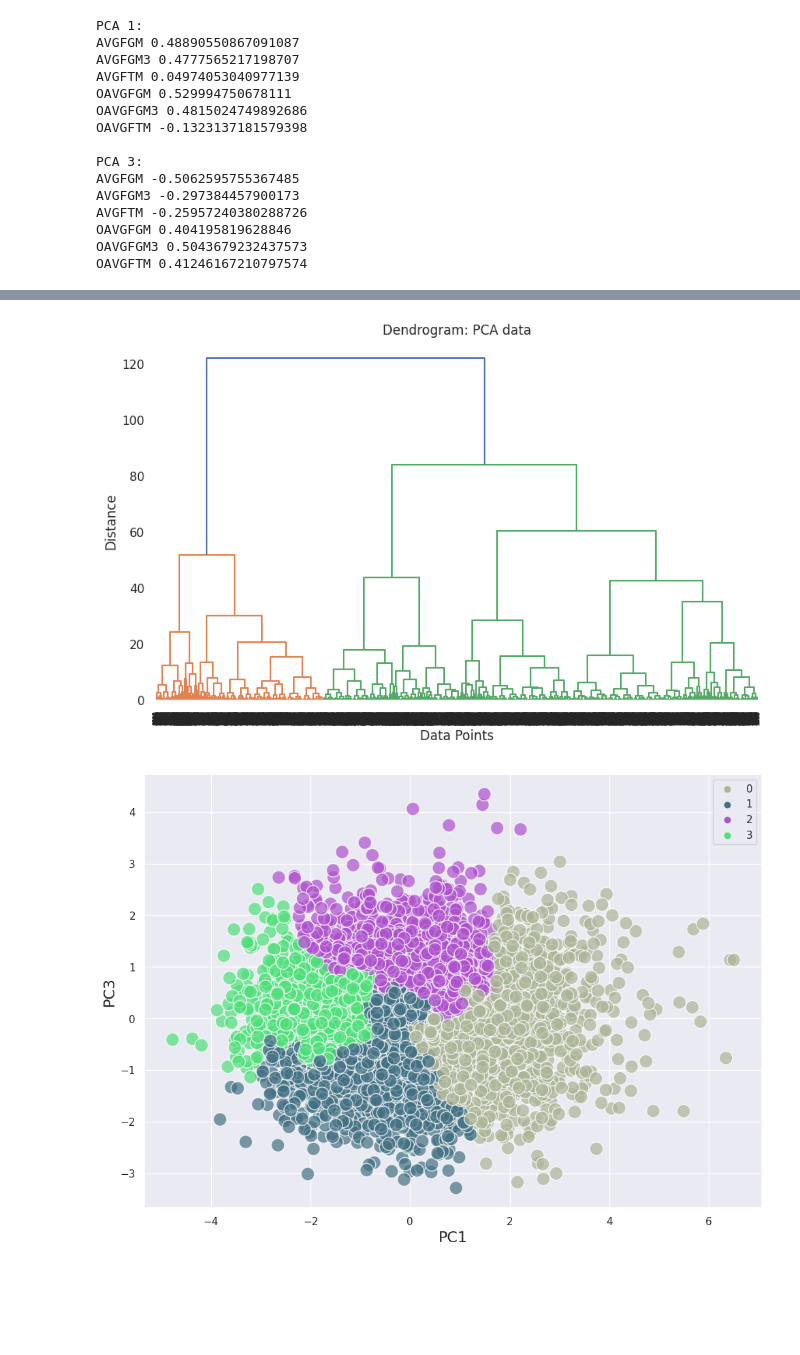
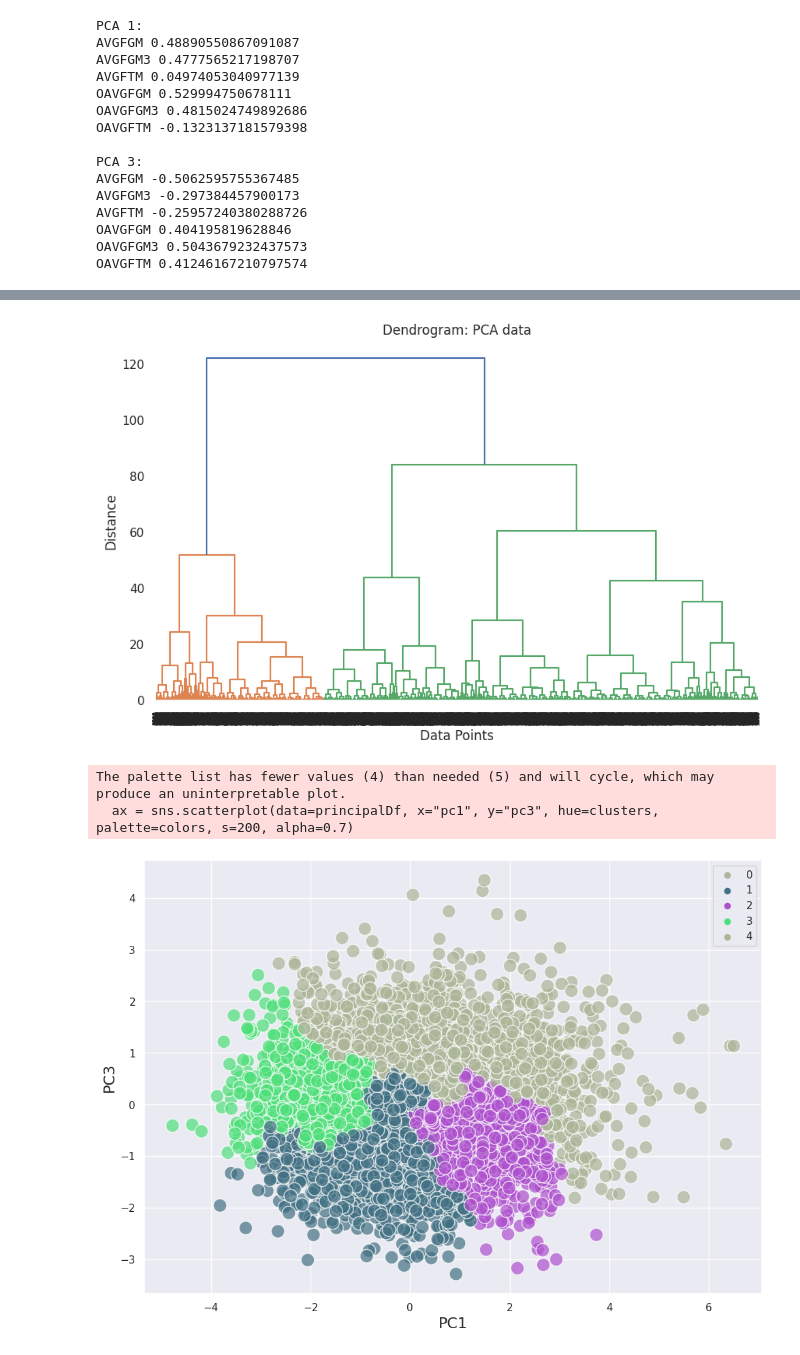
Before and after one commit to josephfhalloran/NCAA-Basketball-Analysis-, a Jupyter notebook: overTime.ipynb, the cells around one changed output, grey strips where cells are left out. Cells and saved outputs as stored; diff of their text form; code cells hidden in the pictures; blank space fills up the shorter version.

```diff
--- a/overTime.ipynb
+++ b/overTime.ipynb
@@ -191,16 +190,19 @@ plt.xlabel('Data Points')
 plt.ylabel('Distance')
 plt.title('Dendrogram: PCA data')
 plt.show()
-
-# Perform hierarchical clustering on the data
-clustering = AgglomerativeClustering(n_clusters=4)  # Adjust the number of clusters as desired
-clusters = clustering.fit_predict(principalDf.loc[:, ['pc1', 'pc3']])
-
-# Visualize the clusters using a scatter plot
-ax = sns.scatterplot(data=principalDf, x="pc1", y="pc3", hue=clusters, palette=colors, s=200, alpha=0.7)
-ax.set_xlabel("PC1", size=16)
-ax.set_ylabel("PC3", size=16)
-plt.show()
 # %% [output]
 [figure]
-[figure, removed]
+# %%
+# Perform hierarchical clustering on the data
+clustering = AgglomerativeClustering(n_clusters=5)  # Adjust the number of clusters as desired
+clusters = clustering.fit_predict(principalDf.loc[:, ['pc1', 'pc3']])
+
+# Visualize the clusters using a scatter plot
+ax = sns.scatterplot(data=principalDf, x="pc1", y="pc3", hue=clusters, palette=colors, s=200, alpha=0.7)
+ax.set_xlabel("PC1", size=16)
+ax.set_ylabel("PC3", size=16)
+plt.show()
+# %% [output]
+The palette list has fewer values (4) than needed (5) and will cycle, which may produce an uninterpretable plot.
+  ax = sns.scatterplot(data=principalDf, x="pc1", y="pc3", hue=clusters, palette=colors, s=200, alpha=0.7)
+[figure, added]
```
Also changed, not shown: parts of 12 cells of this notebook, 4 other files.
